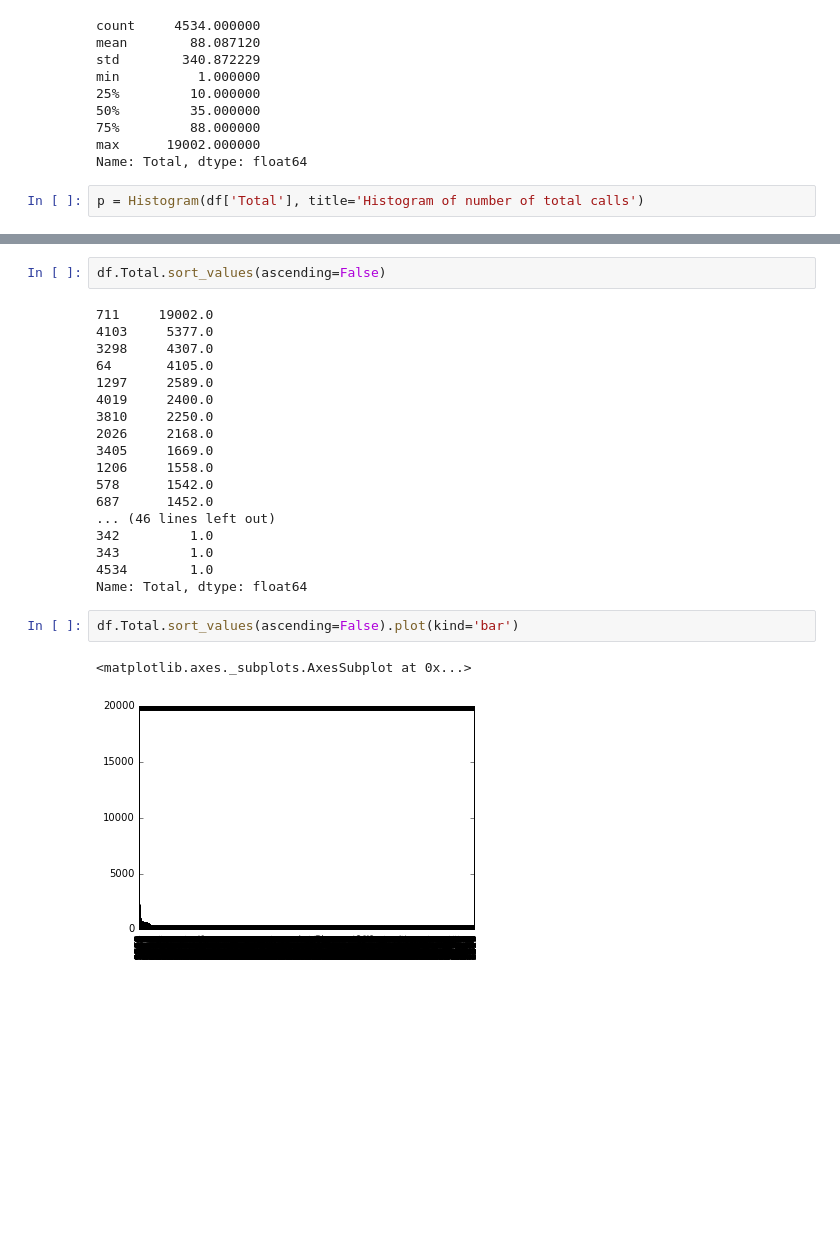
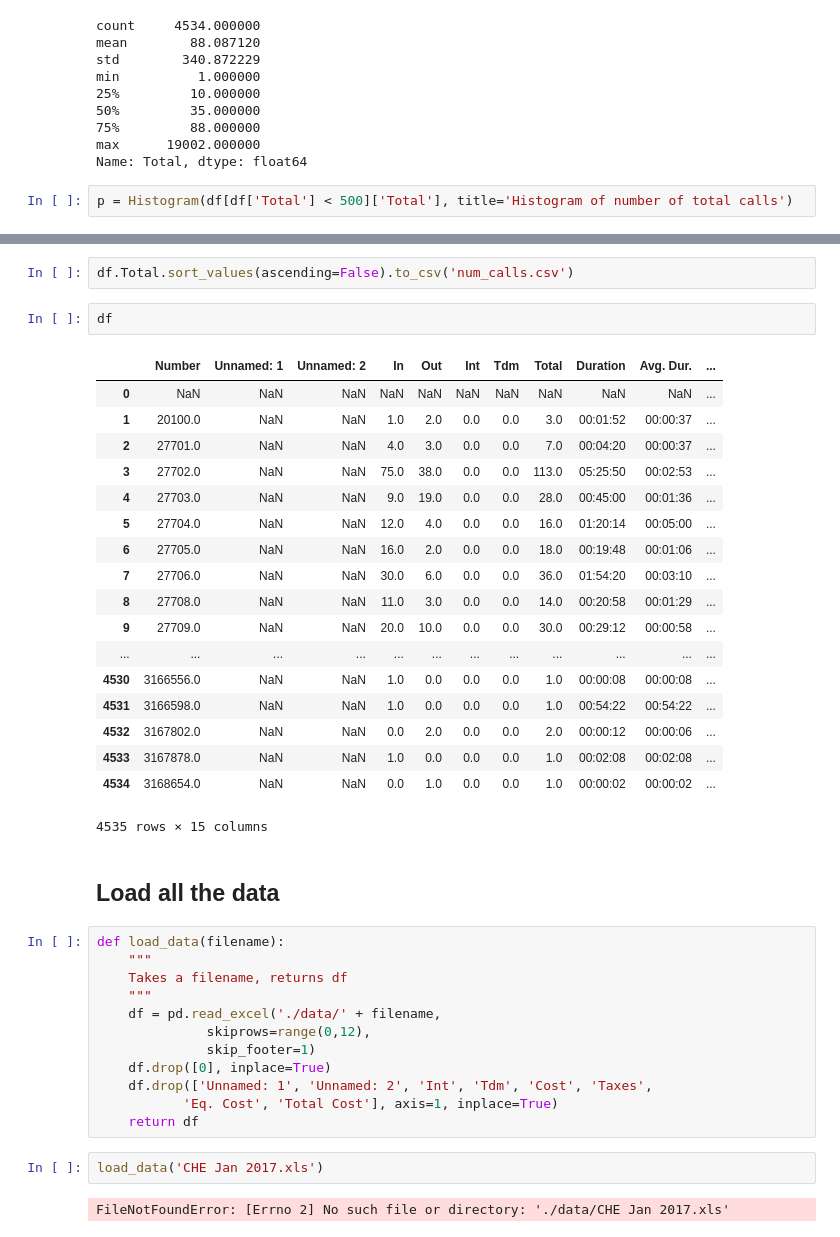
Before and after one commit to CityOfLosAngeles/pbx-analysis, a Jupyter notebook: DataCleaning.ipynb, the cells around one changed output, grey strips where cells are left out. Cells and saved outputs as stored; diff of their text form; blank space fills up the shorter version.

Commit message:
data cleaning file

```diff
--- a/DataCleaning.ipynb
+++ b/DataCleaning.ipynb
@@ -28,33 +28,49 @@ min          1.000000
 max      19002.000000
 Name: Total, dtype: float64
 # %%
-p = Histogram(df['Total'], title='Histogram of number of total calls')
+p = Histogram(df[df['Total'] < 500]['Total'], title='Histogram of number of total calls')
 # %%
 show(p)
 # %% [output]
 [interactive output not drawn]
 # %%
-df.Total.sort_values(ascending=False)
+df.Total.sort_values(ascending=False).to_csv('num_calls.csv')
-# %% [output]
-711     19002.0
-4103     5377.0
-3298     4307.0
-64       4105.0
-1297     2589.0
-4019     2400.0
-3810     2250.0
-2026     2168.0
-3405     1669.0
-1206     1558.0
-578      1542.0
-687      1452.0
-... (46 lines left out)
-342         1.0
-343         1.0
-4534        1.0
-Name: Total, dtype: float64
-# %%
-df.Total.sort_values(ascending=False).plot(kind='bar')
-# %% [output]
-<matplotlib.axes._subplots.AxesSubplot at 0x...>
-[figure, removed]
+# %%
+df
+# %% [output]
+|  | Number | Unnamed: 1 | Unnamed: 2 | In | Out | Int | Tdm | Total | Duration | Avg. Dur. | ... |
+| 0 | NaN | NaN | NaN | NaN | NaN | NaN | NaN | NaN | NaN | NaN | ... |
+| 1 | 20100.0 | NaN | NaN | 1.0 | 2.0 | 0.0 | 0.0 | 3.0 | 00:01:52 | 00:00:37 | ... |
+| 2 | 27701.0 | NaN | NaN | 4.0 | 3.0 | 0.0 | 0.0 | 7.0 | 00:04:20 | 00:00:37 | ... |
+| 3 | 27702.0 | NaN | NaN | 75.0 | 38.0 | 0.0 | 0.0 | 113.0 | 05:25:50 | 00:02:53 | ... |
+| 4 | 27703.0 | NaN | NaN | 9.0 | 19.0 | 0.0 | 0.0 | 28.0 | 00:45:00 | 00:01:36 | ... |
+| 5 | 27704.0 | NaN | NaN | 12.0 | 4.0 | 0.0 | 0.0 | 16.0 | 01:20:14 | 00:05:00 | ... |
+| 6 | 27705.0 | NaN | NaN | 16.0 | 2.0 | 0.0 | 0.0 | 18.0 | 00:19:48 | 00:01:06 | ... |
+| 7 | 27706.0 | NaN | NaN | 30.0 | 6.0 | 0.0 | 0.0 | 36.0 | 01:54:20 | 00:03:10 | ... |
+| 8 | 27708.0 | NaN | NaN | 11.0 | 3.0 | 0.0 | 0.0 | 14.0 | 00:20:58 | 00:01:29 | ... |
+| 9 | 27709.0 | NaN | NaN | 20.0 | 10.0 | 0.0 | 0.0 | 30.0 | 00:29:12 | 00:00:58 | ... |
+| ... | ... | ... | ... | ... | ... | ... | ... | ... | ... | ... | ... |
+| 4530 | 3166556.0 | NaN | NaN | 1.0 | 0.0 | 0.0 | 0.0 | 1.0 | 00:00:08 | 00:00:08 | ... |
+| 4531 | 3166598.0 | NaN | NaN | 1.0 | 0.0 | 0.0 | 0.0 | 1.0 | 00:54:22 | 00:54:22 | ... |
+| 4532 | 3167802.0 | NaN | NaN | 0.0 | 2.0 | 0.0 | 0.0 | 2.0 | 00:00:12 | 00:00:06 | ... |
+| 4533 | 3167878.0 | NaN | NaN | 1.0 | 0.0 | 0.0 | 0.0 | 1.0 | 00:02:08 | 00:02:08 | ... |
+| 4534 | 3168654.0 | NaN | NaN | 0.0 | 1.0 | 0.0 | 0.0 | 1.0 | 00:00:02 | 00:00:02 | ... |
+4535 rows × 15 columns
+# %% [markdown]
+## Load all the data
+# %%
+def load_data(filename):
+    """
+    Takes a filename, returns df
+    """
+    df = pd.read_excel('./data/' + filename,
+              skiprows=range(0,12),
+              skip_footer=1)
+    df.drop([0], inplace=True)
+    df.drop(['Unnamed: 1', 'Unnamed: 2', 'Int', 'Tdm', 'Cost', 'Taxes',
+           'Eq. Cost', 'Total Cost'], axis=1, inplace=True)
+    return df
+# %%
+load_data('CHE Jan 2017.xls')
+# %% [output]
+FileNotFoundError: [Errno 2] No such file or directory: './data/CHE Jan 2017.xls'
```
Also changed, not shown: parts of 1 cell of this notebook.
